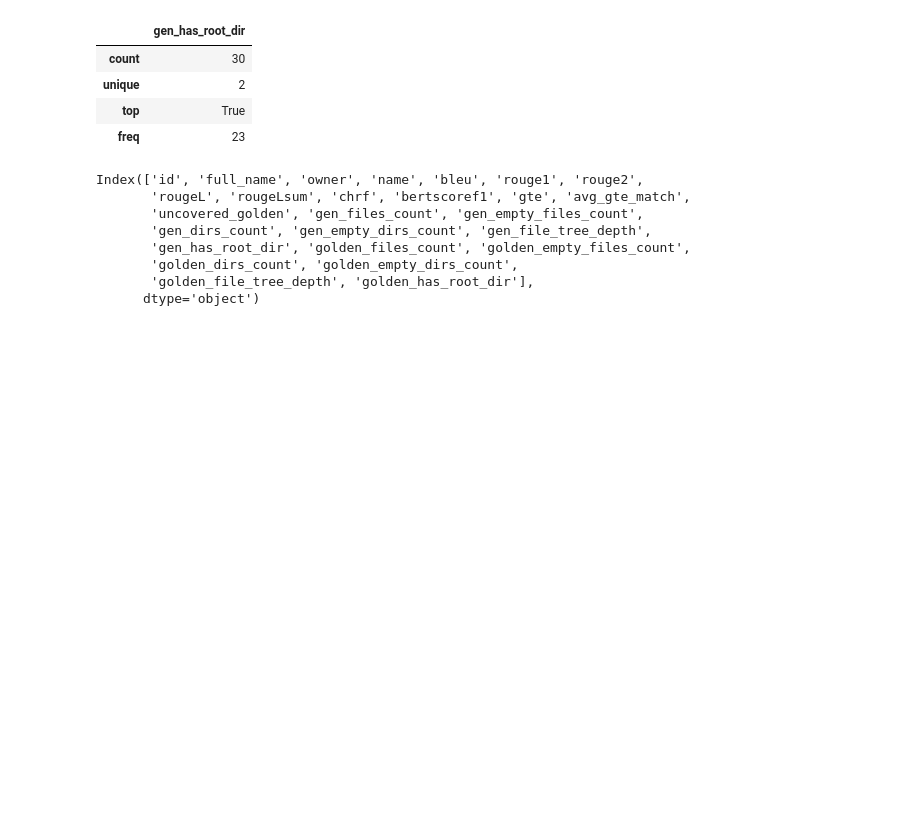
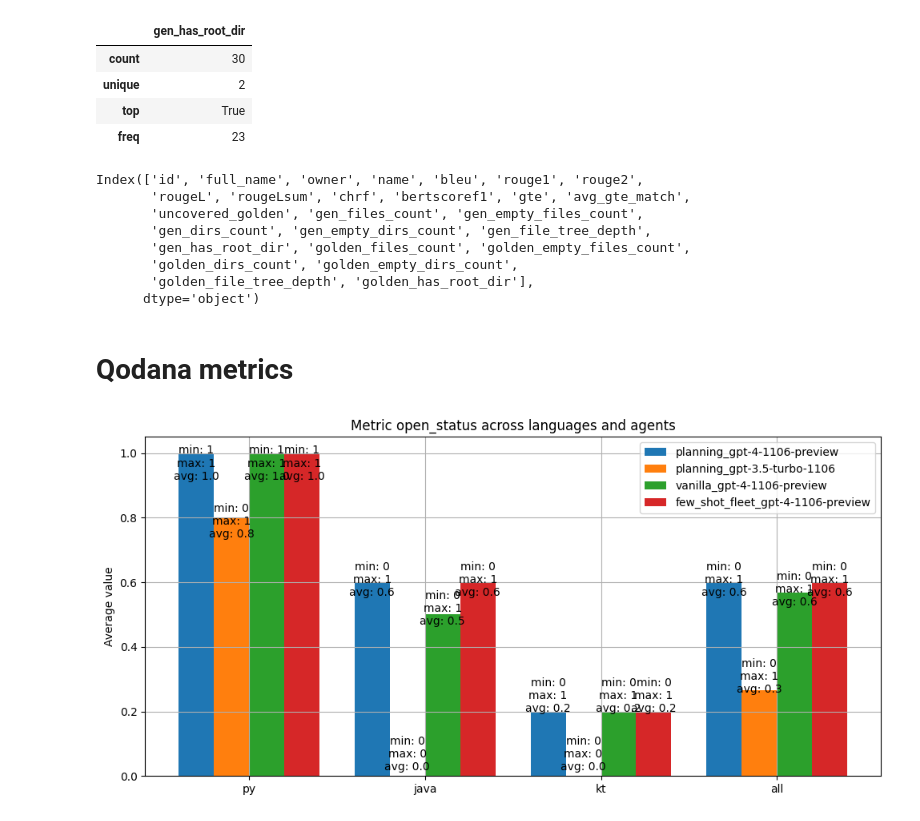
Before and after one commit to JetBrains-Research/agents-eval, a Jupyter notebook: src/template_generation/notebooks/metrics.ipynb, the cells around one changed output. Saved outputs shown, nothing was run; the diff lists cells and outputs as text; code cells hidden in the pictures; blank space fills up the shorter version.

```diff
--- a/src/template_generation/notebooks/metrics.ipynb
+++ b/src/template_generation/notebooks/metrics.ipynb
@@ -204,3 +244,9 @@ Index(['id', 'full_name', 'owner', 'name', 'bleu', 'rouge1', 'rouge2',
        'golden_dirs_count', 'golden_empty_dirs_count',
        'golden_file_tree_depth', 'golden_has_root_dir'],
       dtype='object')
+# %% [markdown]
+# Qodana metrics
+# %%
+plot_bar_for_metric('qodana', 'open_status', golden=False)
+# %% [output]
+[figure, added]
```
Also changed, not shown: parts of 15 cells of this notebook, 22 other files.
